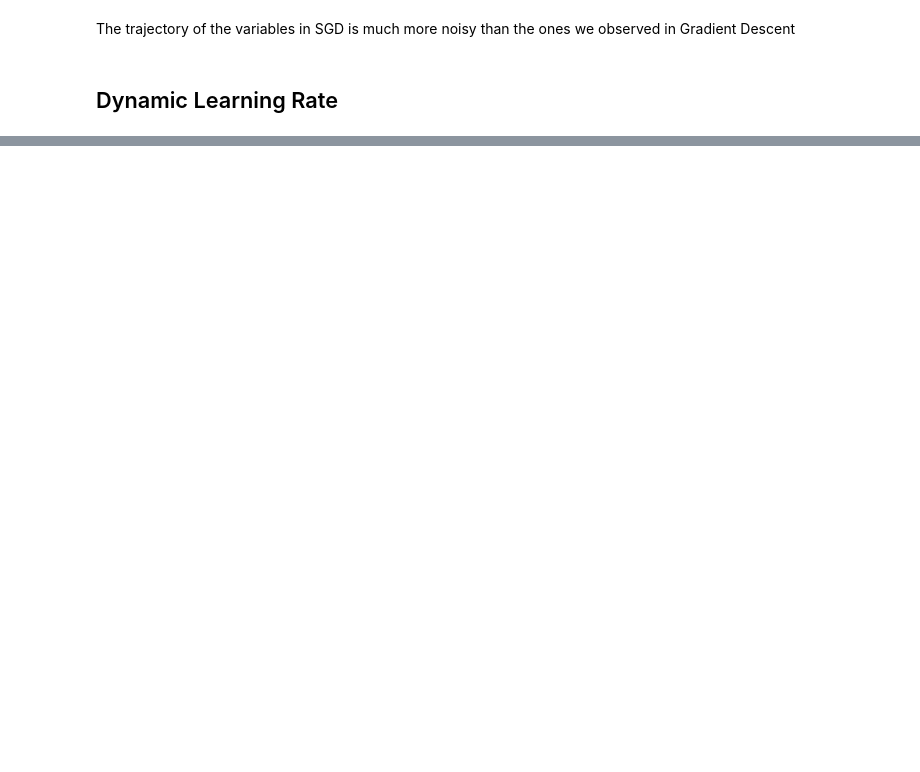
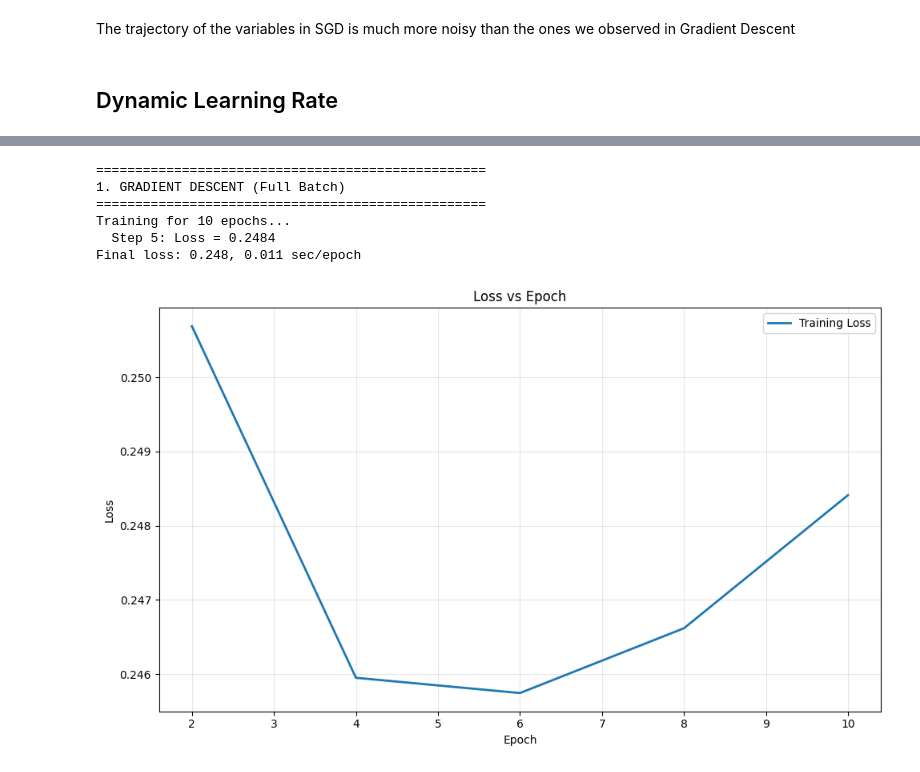
Before and after one commit to ishaanpaul98/Deep-Learning, a Jupyter notebook: Optimization Algorithms/optimization_algorithms.ipynb, the cells around one changed output, grey strips where cells are left out. Saved outputs shown, nothing was run; the diff lists cells and outputs as text; code cells hidden in the pictures; blank space fills up the shorter version.

```diff
--- a/Optimization Algorithms/optimization_algorithms.ipynb
+++ b/Optimization Algorithms/optimization_algorithms.ipynb
@@ -338,0 +373,7 @@ epoch 1000, x1: -0.729313, x2: -0.028798
+# %%
+timer = Timer()
+timer.start()
+for i in range(256):
+    for j in range(256):
+        A[i, j] = torch.dot(B[i, :], C[:, j])
+timer.stop()
@@ -338,0 +508,9 @@ epoch 1000, x1: -0.729313, x2: -0.028798
+# %%
+airfoil_path = 'airfoil+self+noise/airfoil_self_noise.dat'
+def get_data_ch11(batch_size=10, n=1500):
+    data = np.genfromtxt(airfoil_path, dtype=np.float32, delimiter='\t')
+    data = torch.from_numpy((data - data.mean(axis=0)) / data.std(axis=0))
+    features, labels = data[:n, :-1], data[:n, -1]
+    dataset = torch.utils.data.TensorDataset(features, labels)
+    data_iter = torch.utils.data.DataLoader(dataset, batch_size, shuffle=True)
+    return data_iter, data.shape[1]-1
@@ -338,0 +519,5 @@ epoch 1000, x1: -0.729313, x2: -0.028798
+# %%
+def sgd(params, states, hyperparams):
+    for p in params:
+        p.data.sub_(hyperparams['lr'] * p.grad)
+        p.grad.data.zero_()
@@ -338,0 +572,17 @@ epoch 1000, x1: -0.729313, x2: -0.028798
+# %%
+# Clear any existing plots
+plt.close('all')
+
+# 1. Gradient Descent (batch_size = full dataset = 1500)
+print("="*50)
+print("1. GRADIENT DESCENT (Full Batch)")
+print("="*50)
+gd_res = train_sgd(1, 1500, 10)  # lr=1, batch_size=1500 (full dataset)
+# %% [output]
+==================================================
+1. GRADIENT DESCENT (Full Batch)
+==================================================
+Training for 10 epochs...
+  Step 5: Loss = 0.2484
+Final loss: 0.248, 0.011 sec/epoch
+[figure, added]
```
Also changed, not shown: parts of 43 cells of this notebook, 1 other file.
